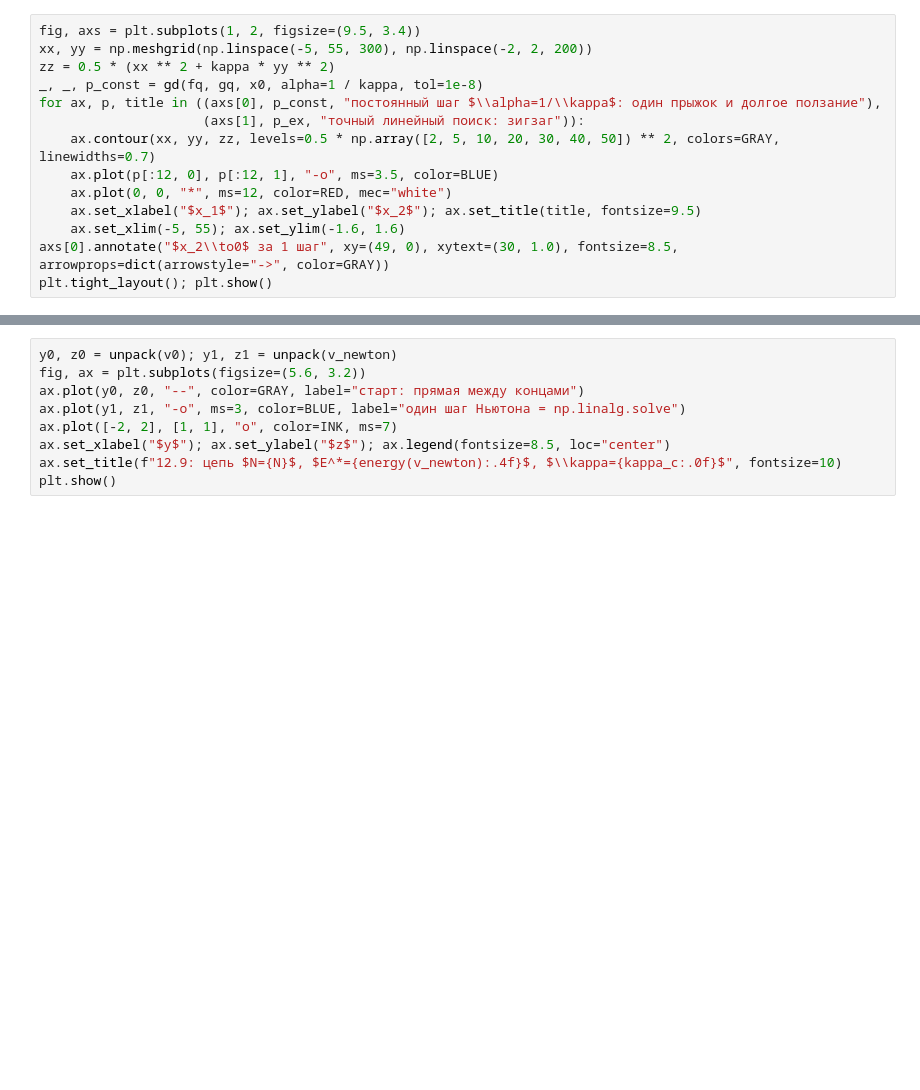
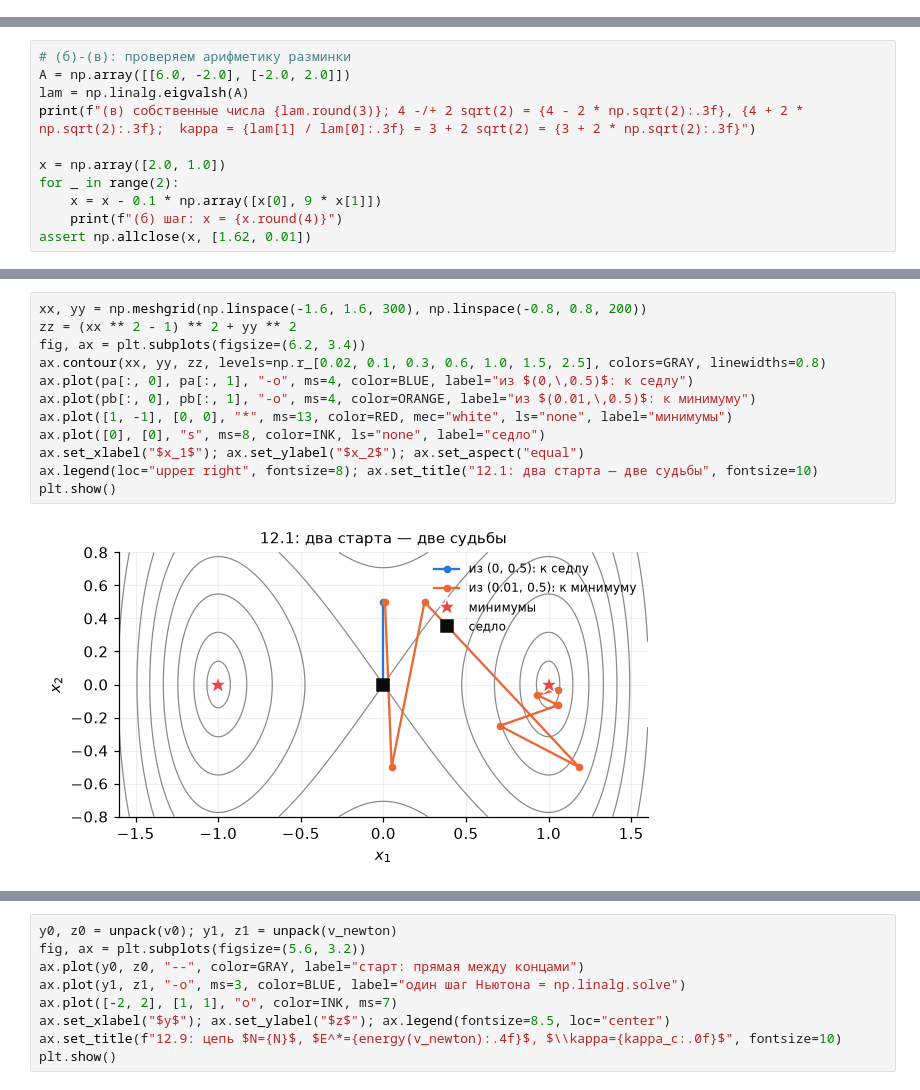
Before and after one commit to IlyaChichkanov/Numerical-Optimization, a Jupyter notebook: lectures/lecture04/exercises04.ipynb, the cells around one changed output, grey strips where cells are left out. Cells and saved outputs as stored; diff of their text form; blank space fills up the shorter version.

```diff
--- a/lectures/lecture04/exercises04.ipynb
+++ b/lectures/lecture04/exercises04.ipynb
@@ -347,14 +0,0 @@ plt.show()
-# %%
-fig, axs = plt.subplots(1, 2, figsize=(9.5, 3.4))
-xx, yy = np.meshgrid(np.linspace(-5, 55, 300), np.linspace(-2, 2, 200))
-zz = 0.5 * (xx ** 2 + kappa * yy ** 2)
-_, _, p_const = gd(fq, gq, x0, alpha=1 / kappa, tol=1e-8)
-for ax, p, title in ((axs[0], p_const, "постоянный шаг $\\alpha=1/\\kappa$: один прыжок и долгое ползание"),
-                     (axs[1], p_ex, "точный линейный поиск: зигзаг")):
-    ax.contour(xx, yy, zz, levels=0.5 * np.array([2, 5, 10, 20, 30, 40, 50]) ** 2, colors=GRAY, linewidths=0.7)
-    ax.plot(p[:12, 0], p[:12, 1], "-o", ms=3.5, color=BLUE)
-    ax.plot(0, 0, "*", ms=12, color=RED, mec="white")
-    ax.set_xlabel("$x_1$"); ax.set_ylabel("$x_2$"); ax.set_title(title, fontsize=9.5)
-    ax.set_xlim(-5, 55); ax.set_ylim(-1.6, 1.6)
-axs[0].annotate("$x_2\\to0$ за 1 шаг", xy=(49, 0), xytext=(30, 1.0), fontsize=8.5, arrowprops=dict(arrowstyle="->", color=GRAY))
-plt.tight_layout(); plt.show()
@@ -816,0 +67,11 @@ GD с шагом 1/L: 10575 итераций до ||grad|| <= 1e-6, E = 13.4417,
+# %%
+# (б)-(в): проверяем арифметику разминки
+A = np.array([[6.0, -2.0], [-2.0, 2.0]])
+lam = np.linalg.eigvalsh(A)
+print(f"(в) собственные числа {lam.round(3)}; 4 -/+ 2 sqrt(2) = {4 - 2 * np.sqrt(2):.3f}, {4 + 2 * np.sqrt(2):.3f};  kappa = {lam[1] / lam[0]:.3f} = 3 + 2 sqrt(2) = {3 + 2 * np.sqrt(2):.3f}")
+
+x = np.array([2.0, 1.0])
+for _ in range(2):
+    x = x - 0.1 * np.array([x[0], 9 * x[1]])
+    print(f"(б) шаг: x = {x.round(4)}")
+assert np.allclose(x, [1.62, 0.01])
@@ -816,0 +126,14 @@ GD с шагом 1/L: 10575 итераций до ||grad|| <= 1e-6, E = 13.4417,
+# %%
+xx, yy = np.meshgrid(np.linspace(-1.6, 1.6, 300), np.linspace(-0.8, 0.8, 200))
+zz = (xx ** 2 - 1) ** 2 + yy ** 2
+fig, ax = plt.subplots(figsize=(6.2, 3.4))
+ax.contour(xx, yy, zz, levels=np.r_[0.02, 0.1, 0.3, 0.6, 1.0, 1.5, 2.5], colors=GRAY, linewidths=0.8)
+ax.plot(pa[:, 0], pa[:, 1], "-o", ms=4, color=BLUE, label="из $(0,\,0.5)$: к седлу")
+ax.plot(pb[:, 0], pb[:, 1], "-o", ms=4, color=ORANGE, label="из $(0.01,\,0.5)$: к минимуму")
+ax.plot([1, -1], [0, 0], "*", ms=13, color=RED, mec="white", ls="none", label="минимумы")
+ax.plot([0], [0], "s", ms=8, color=INK, ls="none", label="седло")
+ax.set_xlabel("$x_1$"); ax.set_ylabel("$x_2$"); ax.set_aspect("equal")
+ax.legend(loc="upper right", fontsize=8); ax.set_title("12.1: два старта — две судьбы", fontsize=10)
+plt.show()
+# %% [output]
+[figure, added]
```
Also changed, not shown: parts of 66 cells of this notebook, 5 other files.
